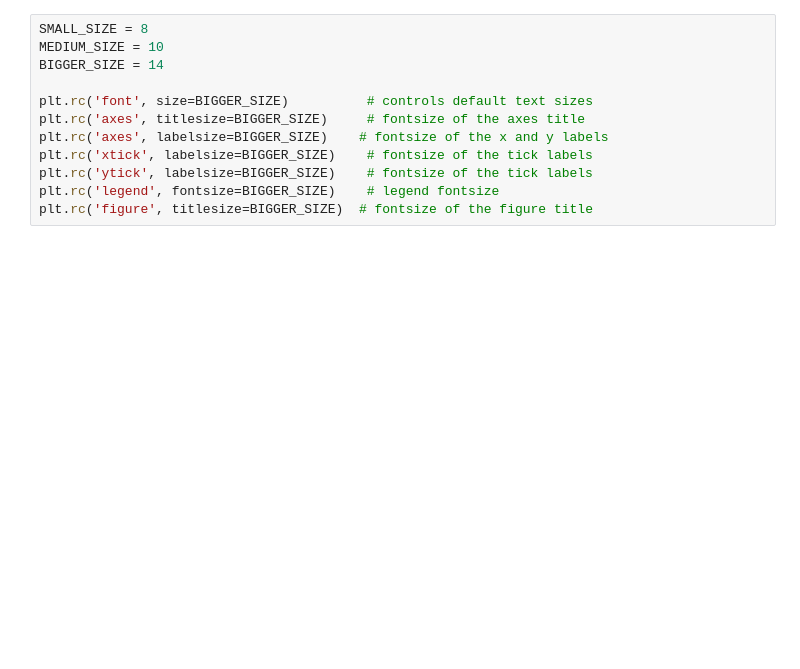
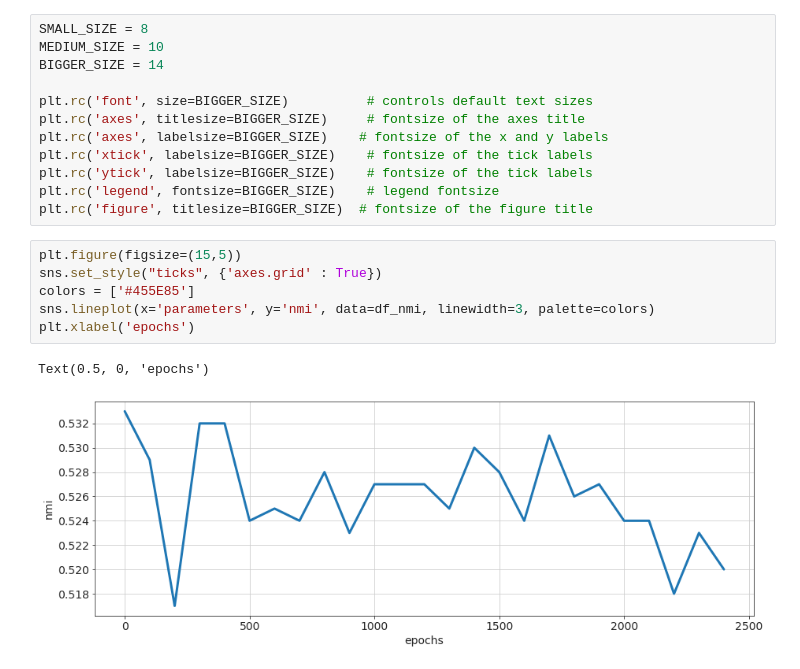
Before and after one commit to hopemini/data_processing, a Jupyter notebook: jideca_params/find_mean_b10_p100.ipynb, the cells around one changed output. Saved outputs shown, nothing was run; the diff lists cells and outputs as text; blank space fills up the shorter version.

```diff
--- a/jideca_params/find_mean_b10_p100.ipynb
+++ b/jideca_params/find_mean_b10_p100.ipynb
@@ -73,3 +73,12 @@ plt.rc('xtick', labelsize=BIGGER_SIZE)    # fontsize of the tick labels
 plt.rc('ytick', labelsize=BIGGER_SIZE)    # fontsize of the tick labels
 plt.rc('legend', fontsize=BIGGER_SIZE)    # legend fontsize
 plt.rc('figure', titlesize=BIGGER_SIZE)  # fontsize of the figure title
+# %%
+plt.figure(figsize=(15,5))
+sns.set_style("ticks", {'axes.grid' : True})
+colors = ['#455E85']
+sns.lineplot(x='parameters', y='nmi', data=df_nmi, linewidth=3, palette=colors)
+plt.xlabel('epochs')
+# %% [output]
+Text(0.5, 0, 'epochs')
+[figure, added]
```
Also changed, not shown: parts of 6 cells of this notebook.
